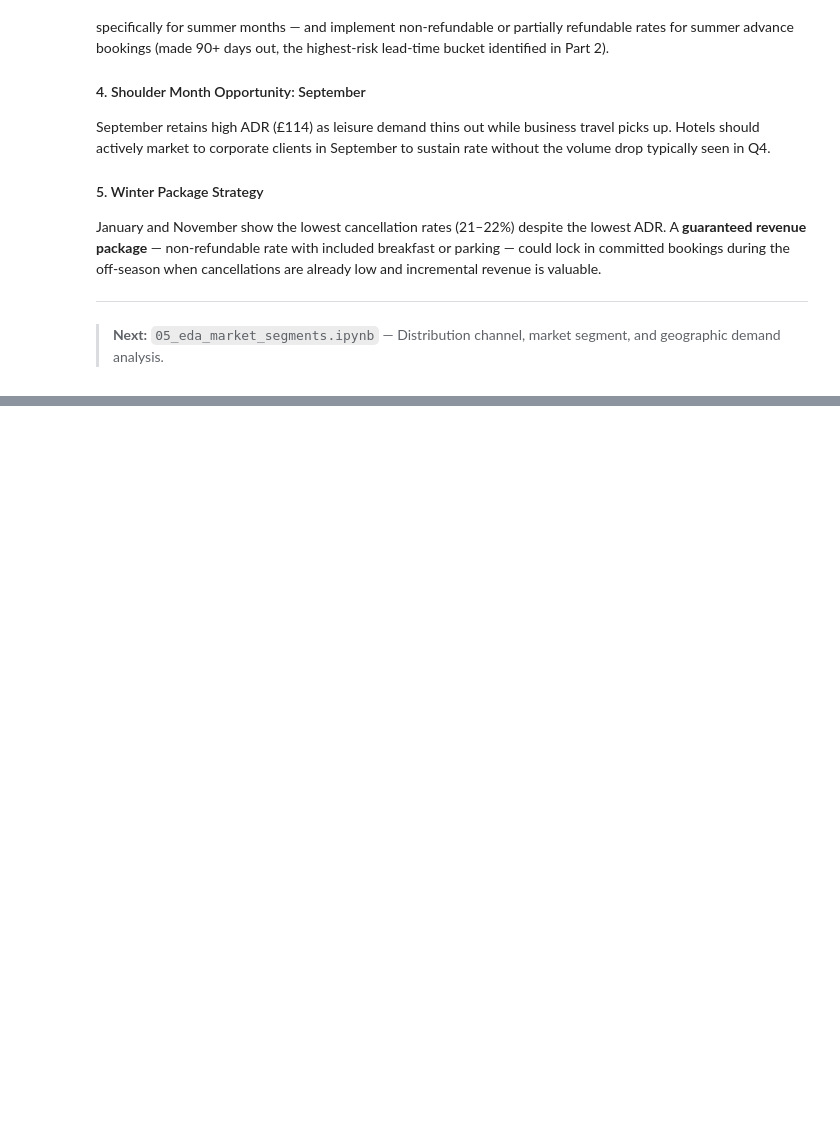
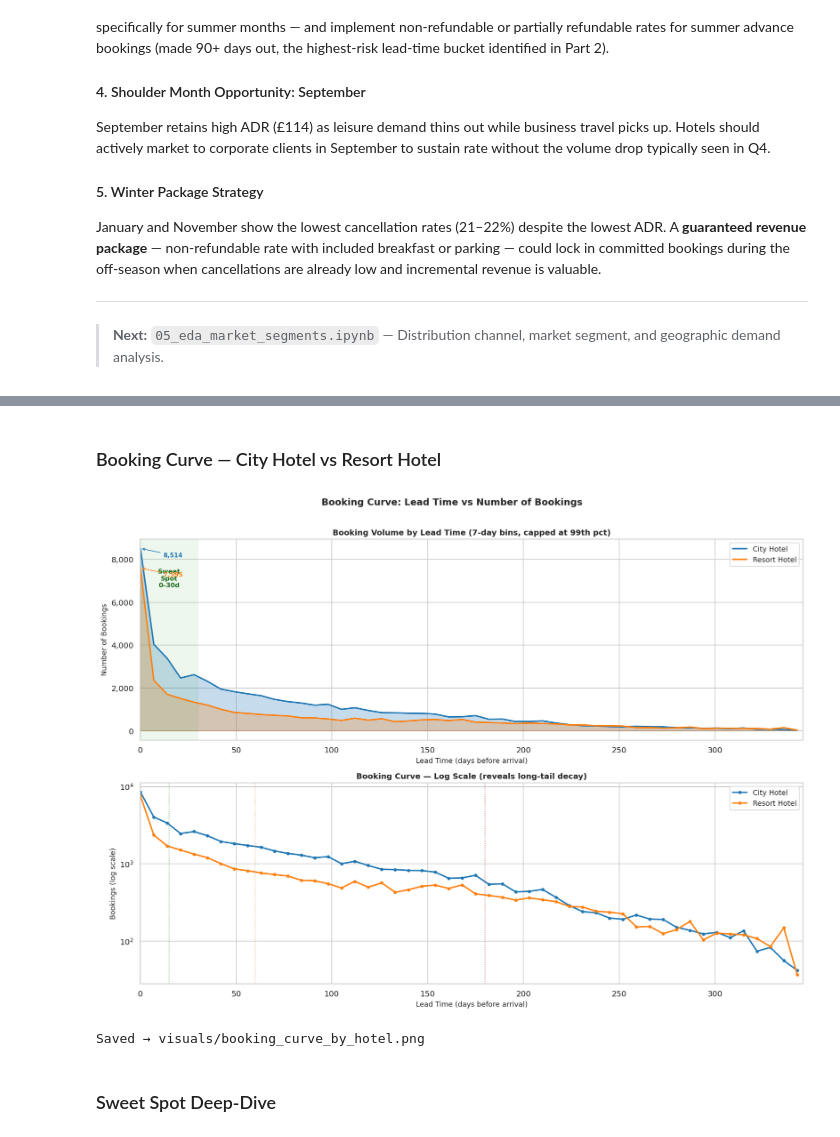
Before and after one commit to Sneha140202/hotel-booking-analysis, a Jupyter notebook: notebooks/04_eda_pricing_seasonality.ipynb, the cells around one changed output, grey strips where cells are left out. Saved outputs shown, nothing was run; the diff lists cells and outputs as text; code cells hidden in the pictures; blank space fills up the shorter version.

Commit message:
eda: plotted booking curve (lead time vs booking volume) by hotel type

```diff
--- a/notebooks/04_eda_pricing_seasonality.ipynb
+++ b/notebooks/04_eda_pricing_seasonality.ipynb
@@ -420,0 +496,77 @@ cancellations are already low and incremental revenue is valuable.
+# %% [markdown]
+### Booking Curve — City Hotel vs Resort Hotel
+# %%
+fig, axes = plt.subplots(2, 1, figsize=(14, 10))
+fig.suptitle("Booking Curve: Lead Time vs Number of Bookings",
+             fontsize=13, fontweight="bold", y=1.01)
+
+# ── Plot 1: Stacked area curves ───────────────────────────────────────────────
+for hotel_df, color, label in [
+    (city,   CITY_COLOR,   "City Hotel"),
+    (resort, RESORT_COLOR, "Resort Hotel"),
+]:
+    axes[0].fill_between(hotel_df["lt_week"], hotel_df["bookings"],
+                         alpha=0.25, color=color)
+    axes[0].plot(hotel_df["lt_week"], hotel_df["bookings"],
+                 color=color, linewidth=2, label=label)
+
+# Sweet-spot shading: 0–30 days
+axes[0].axvspan(0, 30, alpha=0.08, color="#2ca02c")
+axes[0].text(15, axes[0].get_ylim()[1] * 0.75 if axes[0].get_ylim()[1] > 1 else 5000,
+             "Sweet\nSpot\n0–30d", ha="center", fontsize=9,
+             color="#1a6b1a", fontweight="bold")
+
+axes[0].set_title("Booking Volume by Lead Time (7-day bins, capped at 99th pct)",
+                  fontsize=11, fontweight="bold")
+axes[0].set_xlabel("Lead Time (days before arrival)", fontsize=10)
+axes[0].set_ylabel("Number of Bookings", fontsize=10)
+axes[0].yaxis.set_major_formatter(mtick.FuncFormatter(lambda v, _: f"{int(v):,}"))
+axes[0].legend(fontsize=10)
+axes[0].set_xlim(0, LT_CAP)
+
+# Peak annotation
+peak_city   = city.loc[city["bookings"].idxmax()]
+peak_resort = resort.loc[resort["bookings"].idxmax()]
+for peak, color in [(peak_city, CITY_COLOR), (peak_resort, RESORT_COLOR)]:
+    axes[0].annotate(f"{int(peak['bookings']):,}",
+                     xy=(peak["lt_week"], peak["bookings"]),
+                     xytext=(peak["lt_week"] + 12, peak["bookings"] - 400),
+                     fontsize=8.5, color=color, fontweight="bold",
+                     arrowprops=dict(arrowstyle="->", color=color, lw=0.9))
+
+# ── Plot 2: Log-scale to reveal long-tail structure ──────────────────────────
+for hotel_df, color, label in [
+    (city,   CITY_COLOR,   "City Hotel"),
+    (resort, RESORT_COLOR, "Resort Hotel"),
+]:
+    axes[1].plot(hotel_df["lt_week"], hotel_df["bookings"],
+                 color=color, linewidth=2, marker="o", markersize=3.5,
+                 label=label)
+
+axes[1].set_yscale("log")
+axes[1].set_title("Booking Curve — Log Scale (reveals long-tail decay)",
+                  fontsize=11, fontweight="bold")
+axes[1].set_xlabel("Lead Time (days before arrival)", fontsize=10)
+axes[1].set_ylabel("Bookings (log scale)", fontsize=10)
+axes[1].legend(fontsize=10)
+axes[1].set_xlim(0, LT_CAP)
+
+# Annotate key regions
+for x_pos, label, color in [
+    (15,  "Last-minute\n(0–30d)", "#1a6b1a"),
+    (60,  "Planned\n(31–90d)", "#b8860b"),
+    (180, "Early Bird\n(180d+)", "#8b0000"),
+]:
+    axes[1].axvline(x_pos if x_pos < 30 else x_pos,
+                    color=color, linestyle=":", linewidth=1, alpha=0.6)
+
+plt.tight_layout()
+plt.savefig("../visuals/booking_curve_by_hotel.png",
+            dpi=150, bbox_inches="tight", facecolor="white")
+plt.show()
+print("Saved → visuals/booking_curve_by_hotel.png")
+# %% [output]
+[figure, added]
+Saved → visuals/booking_curve_by_hotel.png
+# %% [markdown]
+### Sweet Spot Deep-Dive
```
Also changed, not shown: parts of 10 cells of this notebook, 1 other file.
